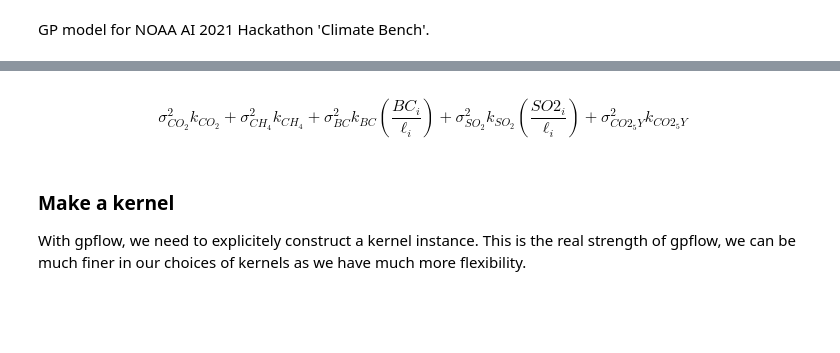
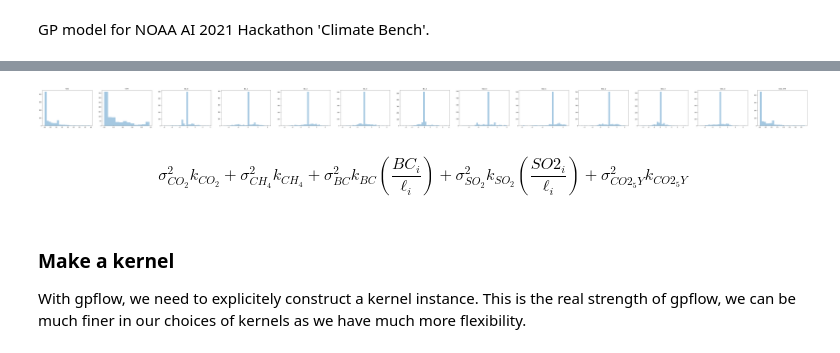
Before and after one commit to mauradewey/hackathon2021, a Jupyter notebook: NorESM_GP_model-gpflow-version.ipynb, the cells around one changed output, grey strips where cells are left out. Saved outputs shown, nothing was run; the diff lists cells and outputs as text; code cells hidden in the pictures; blank space fills up the shorter version.

```diff
--- a/NorESM_GP_model-gpflow-version.ipynb
+++ b/NorESM_GP_model-gpflow-version.ipynb
@@ -186,3 +187,11 @@ tas_truth = test_Y["tas"].mean('member')
 pr_truth = test_Y["pr"].mean('member') * 86400
 pr90_truth = test_Y["pr90"].mean('member') * 86400
 dtr_truth = test_Y["diurnal_temperature_range"].mean('member')
+# %%
+fig, ax = plt.subplots(1, X_train.shape[-1], figsize=(8 * X_train.shape[-1], 5))
+
+for i, col in enumerate(X_train.columns):
+    sns.distplot(X_train[col].values.flatten(), kde=False, ax=ax[i])
+    ax[i].set_title(col)
+# %% [output]
+[figure, added]
```
Also changed, not shown: parts of 16 cells of this notebook, 7 other files.
